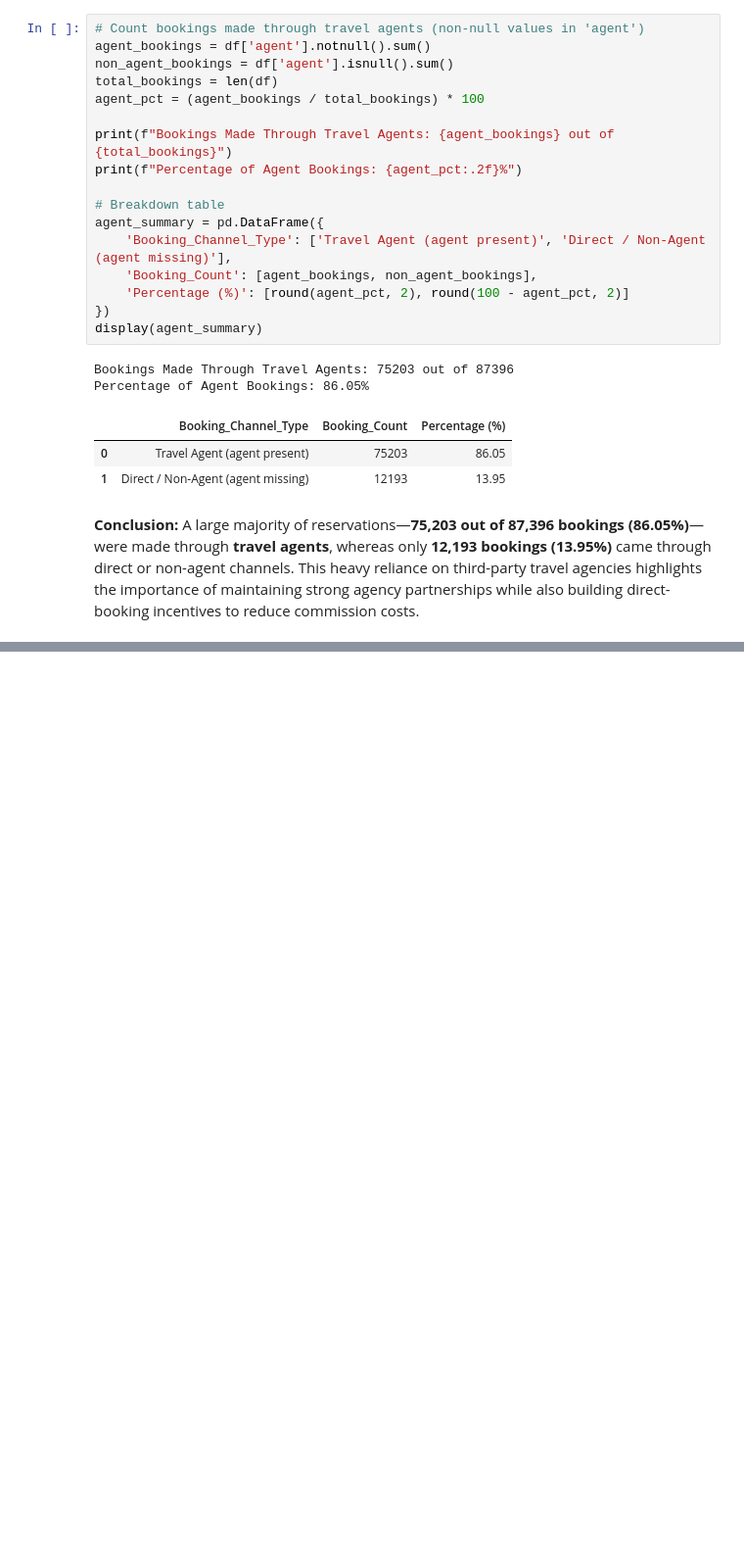
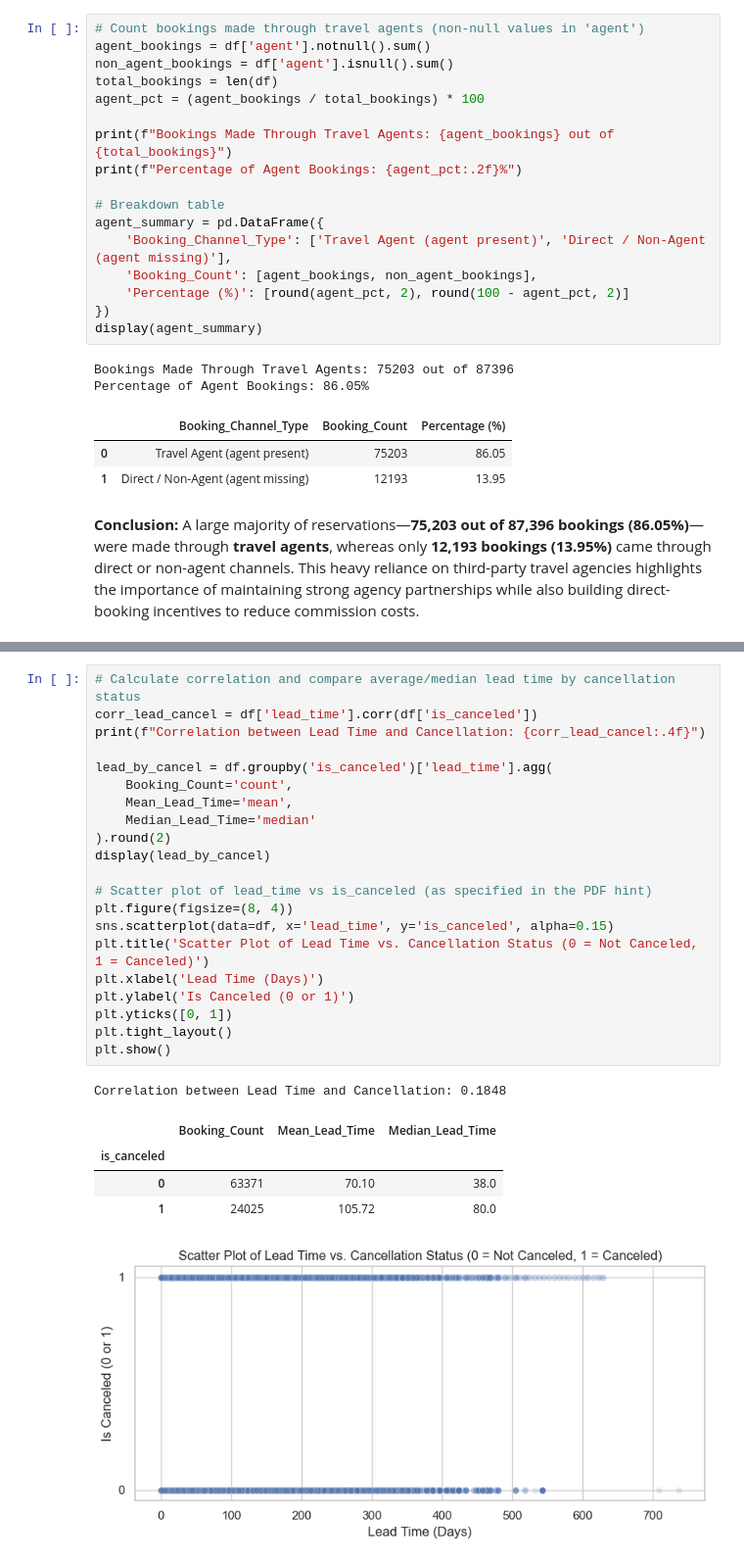
Before and after one commit to eishutamori/Hotel-Operations-Analysis-EDA, a Jupyter notebook: notebook/EDA02 - hotel-booking-analysis-eda.ipynb, the cells around one changed output, grey strips where cells are left out. Shown at 98% size. Cells and saved outputs as stored; diff of their text form; blank space fills up the shorter version.

```diff
--- a/notebook/EDA02 - hotel-booking-analysis-eda.ipynb
+++ b/notebook/EDA02 - hotel-booking-analysis-eda.ipynb
@@ -397,0 +482,28 @@ Percentage of Agent Bookings: 86.05%
+# %%
+# Calculate correlation and compare average/median lead time by cancellation status
+corr_lead_cancel = df['lead_time'].corr(df['is_canceled'])
+print(f"Correlation between Lead Time and Cancellation: {corr_lead_cancel:.4f}")
+
+lead_by_cancel = df.groupby('is_canceled')['lead_time'].agg(
+    Booking_Count='count',
+    Mean_Lead_Time='mean',
+    Median_Lead_Time='median'
+).round(2)
+display(lead_by_cancel)
+
+# Scatter plot of lead_time vs is_canceled (as specified in the PDF hint)
+plt.figure(figsize=(8, 4))
+sns.scatterplot(data=df, x='lead_time', y='is_canceled', alpha=0.15)
+plt.title('Scatter Plot of Lead Time vs. Cancellation Status (0 = Not Canceled, 1 = Canceled)')
+plt.xlabel('Lead Time (Days)')
+plt.ylabel('Is Canceled (0 or 1)')
+plt.yticks([0, 1])
+plt.tight_layout()
+plt.show()
+# %% [output]
+Correlation between Lead Time and Cancellation: 0.1848
+|  | Booking_Count | Mean_Lead_Time | Median_Lead_Time |
+| is_canceled |  |  |  |
+| 0 | 63371 | 70.10 | 38.0 |
+| 1 | 24025 | 105.72 | 80.0 |
+[figure, added]
```
Also changed, not shown: parts of 20 cells of this notebook.
